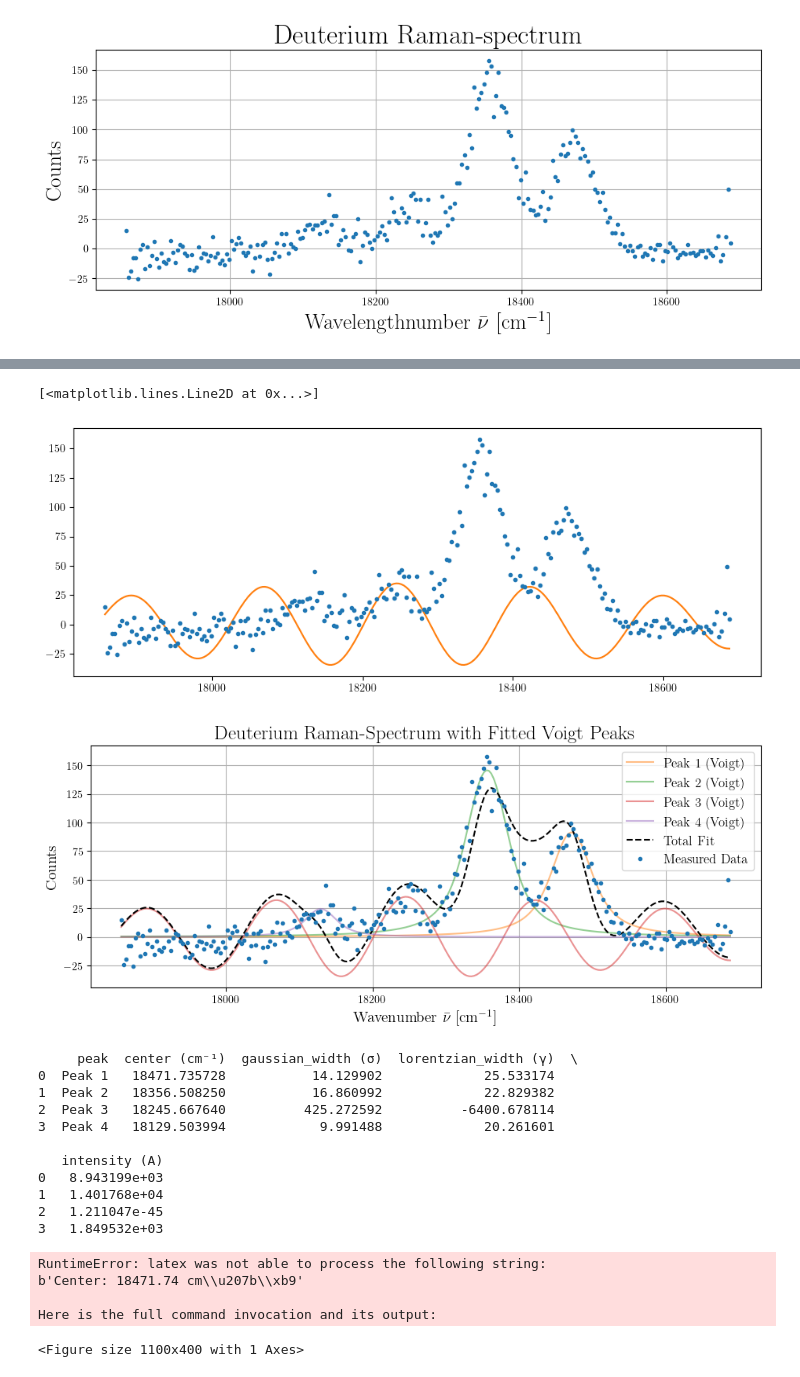
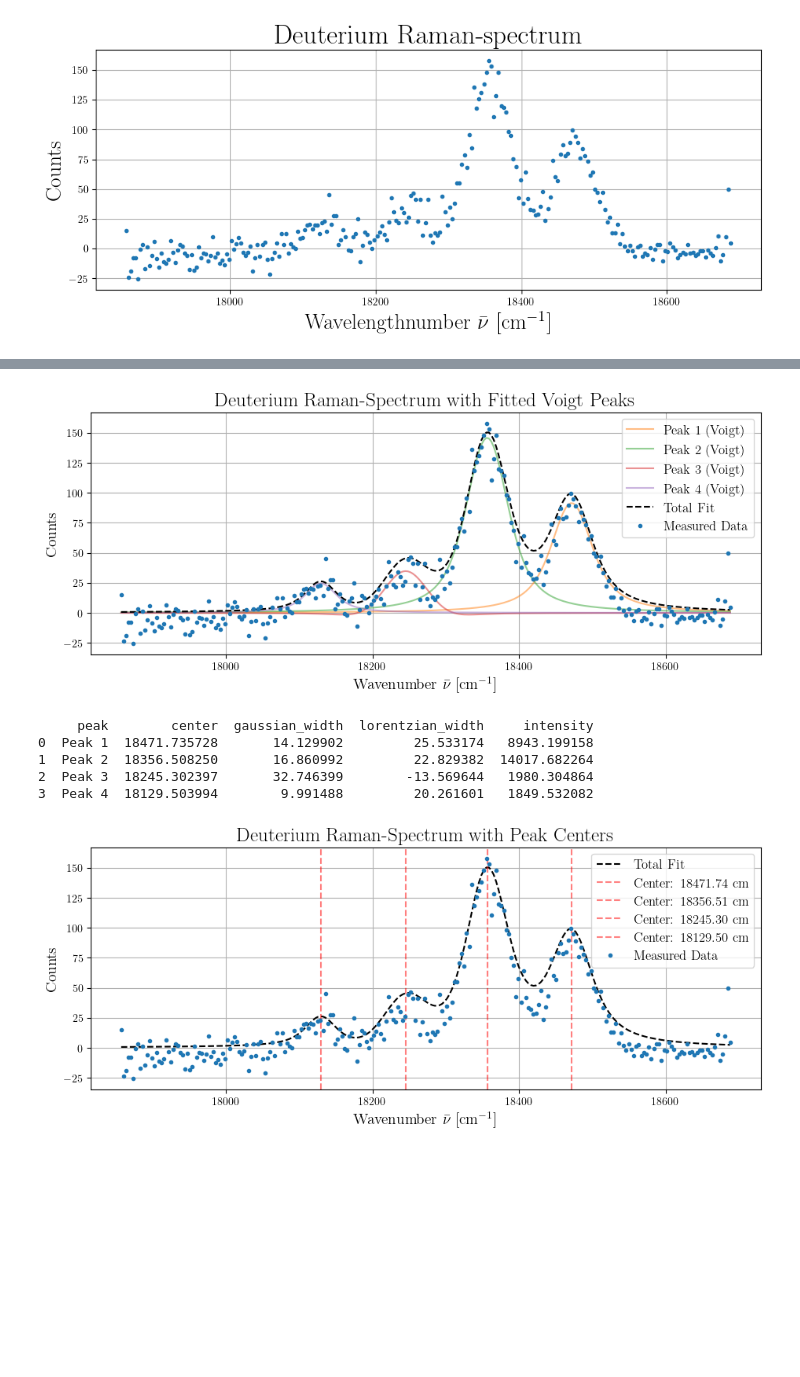
Before and after one commit to ParisHuth/FP, a Jupyter notebook: F43/protocollTaylorsVersion.ipynb, the cells around one changed output, grey strips where cells are left out. Cells and saved outputs as stored; diff of their text form; code cells hidden in the pictures; blank space fills up the shorter version.

```diff
--- a/F43/protocollTaylorsVersion.ipynb
+++ b/F43/protocollTaylorsVersion.ipynb
@@ -279,7 +279,7 @@ plt.show()
 # defining peak ranges
 peak1 = data[(data["wavenumber"] > 18422) & (data["wavenumber"] < 18520)]
 peak2 = data[(data["wavenumber"] > 18290) & (data["wavenumber"] < 18422)]
-peak3 = data[(data["wavenumber"] > 18210) & (data["wavenumber"] < 18283)]
+peak3 = data[(data["wavenumber"] > 18190) & (data["wavenumber"] < 18290)]
 peak4 = data[(data["wavenumber"] > 18070) & (data["wavenumber"] < 18180)]
 # making suobplots for all of the peaks
 fig, ax = plt.subplots(2, 2, figsize=(15, 10))
@@ -395,18 +395,3 @@ plt.plot(data["wavenumber"], voigt(data["wavenumber"], *popt4), label="Peak 4")
-# %%
-# retry peak 3 guess
-voigtGuess = [35.56, 18245.86, 25.11, 5]
-popt3, perr3 = fit_voigt(peak3["wavenumber"], peak3["count"], voigtGuess)
-
-
-# plot of the entire spectrum with fits
-fig = plt.figure(figsize=(11,4))
-plt.errorbar(data["wavenumber"], data["count"],
-             linestyle='None', fmt='.')
-
-plt.plot(data["wavenumber"], voigt(data["wavenumber"], *popt3), label="Peak 3")
-# %% [output]
-[<matplotlib.lines.Line2D at 0x...>]
-[figure, removed]
 # %%
 # Total Voigt fit for the entire spectrum
 total_fit = (
@@ -439,53 +424,43 @@ plt.show()
 # Extract Voigt fit parameters for each peak
 peak_info = {
     "peak": ["Peak 1", "Peak 2", "Peak 3", "Peak 4"],
-    "center (cm⁻¹)": [popt1[1], popt2[1], popt3[1], popt4[1]],
-    "gaussian_width (σ)": [popt1[2], popt2[2], popt3[2], popt4[2]],
-    "lorentzian_width (γ)": [popt1[3], popt2[3], popt3[3], popt4[3]],
-    "intensity (A)": [popt1[0], popt2[0], popt3[0], popt4[0]],
+    "center": [popt1[1], popt2[1], popt3[1], popt4[1]],
+    "gaussian_width": [popt1[2], popt2[2], popt3[2], popt4[2]],
+    "lorentzian_width": [popt1[3], popt2[3], popt3[3], popt4[3]],
+    "intensity": [popt1[0], popt2[0], popt3[0], popt4[0]],
 }
 
 # Create and display DataFrame
 peak_df = pd.DataFrame(peak_info)
 print(peak_df)
 
 # Plot with vertical lines for peak center positions
 fig = plt.figure(figsize=(11, 4))
 plt.errorbar(data["wavenumber"], data["count"], linestyle='None', fmt='.', label="Measured Data")
 
 # Plot the total fit
 plt.plot(data["wavenumber"], total_fit, label="Total Fit", color='black', linestyle='--')
 
 # Add vertical lines for peak centers
-for center in peak_df["center (cm⁻¹)"]:
-    plt.axvline(center, color='red', linestyle='--', alpha=0.5, label=f"Center: {center:.2f} cm⁻¹")
+for center in peak_df["center"]:
+    plt.axvline(center, color='red', linestyle='--', alpha=0.5, label=f"Center: {center:.2f} cm")
 
 # Avoid duplicate legend entries
 handles, labels = plt.gca().get_legend_handles_labels()
 by_label = dict(zip(labels, handles))
 plt.legend(by_label.values(), by_label.keys(), fontsize='large')
 
 # Add labels and grid
 plt.title("Deuterium Raman-Spectrum with Peak Centers", fontsize=18)
 plt.xlabel(r"Wavenumber $\bar{\nu}$ [cm$^{-1}$]", fontsize=14)
 plt.ylabel("Counts", fontsize=14)
 plt.grid()
 plt.show()
 # %% [output]
-[figure, old version]
+[figure, new version]
-     peak  center (cm⁻¹)  gaussian_width (σ)  lorentzian_width (γ)  \
-0  Peak 1   18471.735728           14.129902             25.533174
-1  Peak 2   18356.508250           16.860992             22.829382
-2  Peak 3   18245.667640          425.272592          -6400.678114
-3  Peak 4   18129.503994            9.991488             20.261601
-
-   intensity (A)
-0   8.943199e+03
-1   1.401768e+04
-2   1.211047e-45
-3   1.849532e+03
+     peak        center  gaussian_width  lorentzian_width     intensity
+0  Peak 1  18471.735728       14.129902         25.533174   8943.199158
+1  Peak 2  18356.508250       16.860992         22.829382  14017.682264
+2  Peak 3  18245.302397       32.746399        -13.569644   1980.304864
+3  Peak 4  18129.503994        9.991488         20.261601   1849.532082
-RuntimeError: latex was not able to process the following string:
-b'Center: 18471.74 cm\\u207b\\xb9'
-
-Here is the full command invocation and its output:
-<Figure size 1100x400 with 1 Axes>
+[figure, added]
```
Also changed, not shown: parts of 5 cells of this notebook.
